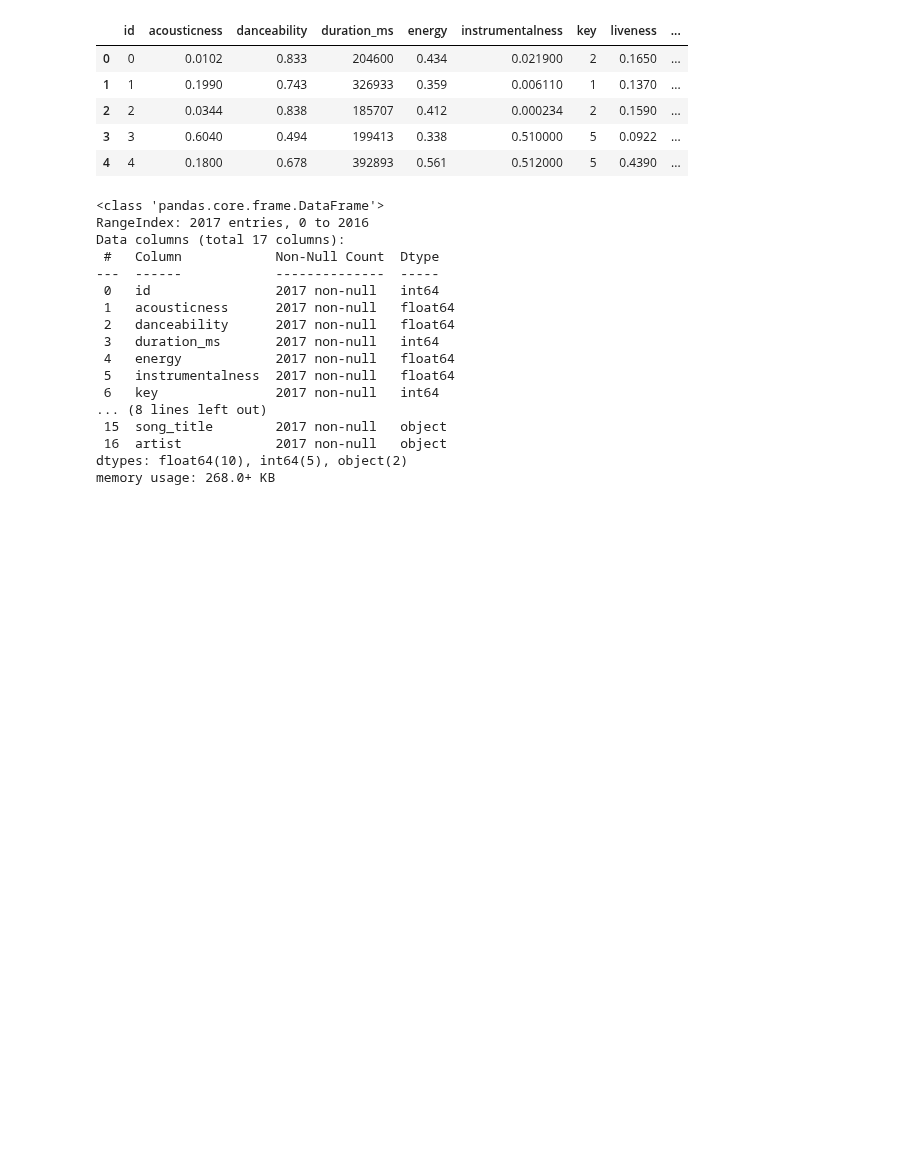
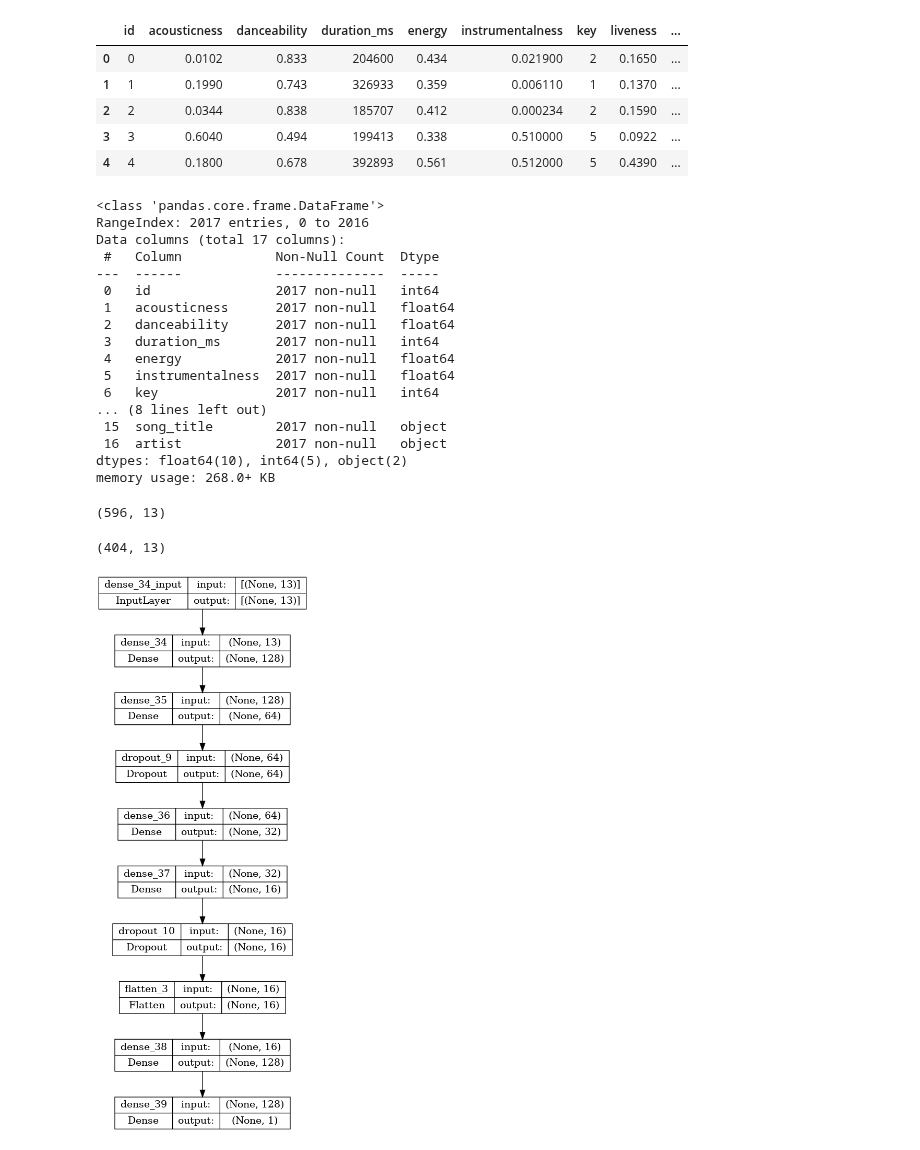
Before and after one commit to MBA-IA-GROUP-A/deep-learning, a Jupyter notebook: ex02/spotify.ipynb, the cells around one changed output. Cells and saved outputs as stored; diff of their text form; code cells hidden in the pictures; blank space fills up the shorter version.

Commit message:
Prepare spotify

```diff
--- a/ex02/spotify.ipynb
+++ b/ex02/spotify.ipynb
@@ -62,0 +65,30 @@ memory usage: 268.0+ KB
+# %%
+X = data.drop(["target", "song_title", "artist", "id"], axis=1)
+y = data["target"]
+x_train, x_test, y_train, y_test = train_test_split(X, y, test_size=0.2)
+# %%
+(x_train, x_valid) = x_train[1017:], x_train[:1017]
+(y_train, y_valid) = y_train[1017:], y_train[:1017]
+# %%
+x_train.shape
+# %% [output]
+(596, 13)
+# %%
+x_test.shape
+# %% [output]
+(404, 13)
+# %%
+model = Sequential()
+model.add(Dense(128, input_shape=(x_train.shape[1:]), activation='relu'))
+model.add(Dense(64, activation='relu'))
+model.add(Dropout(0.2))
+model.add(Dense(32, activation='relu'))
+model.add(Dense(16, activation='relu'))
+model.add(Dropout(0.2))
+model.add(Flatten())
+model.add(Dense(128, activation='sigmoid'))
+model.add(Dense(1, activation='sigmoid'))
+# %%
+plot_model(model, to_file='spotify.png', show_shapes=True, show_layer_names=True)
+# %% [output]
+[figure, added]
```
Also changed, not shown: parts of 6 cells of this notebook, 5 other files.
